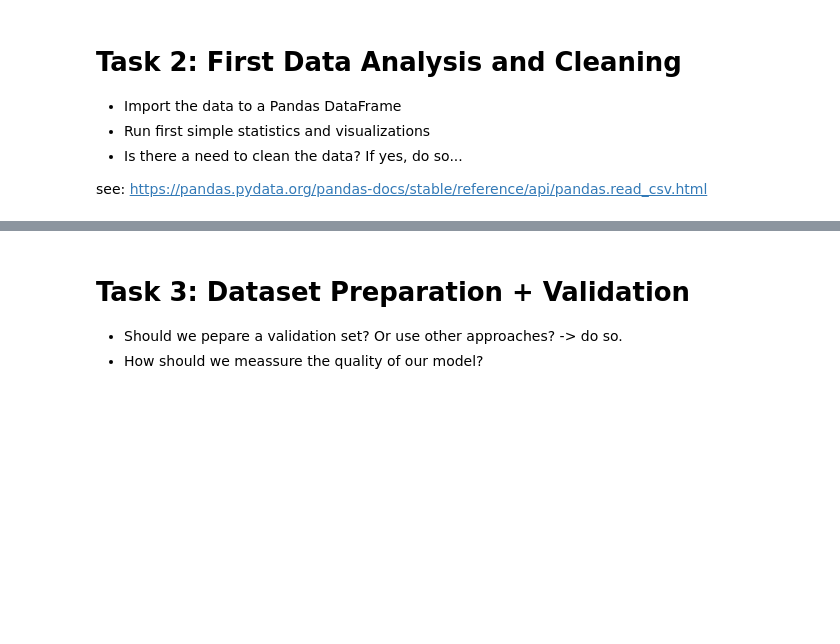
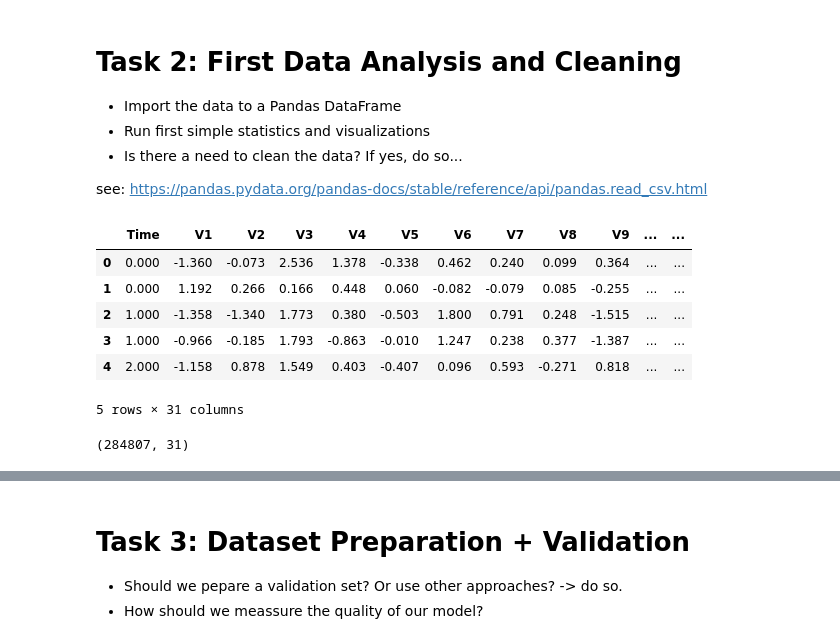
Before and after one commit to vbarn3/DataMining2020, a Jupyter notebook: week5/Assignment_1_fraud_detection.ipynb, the cells around one changed output, grey strips where cells are left out. Cells and saved outputs as stored; diff of their text form; code cells hidden in the pictures; blank space fills up the shorter version.

```diff
--- a/week5/Assignment_1_fraud_detection.ipynb
+++ b/week5/Assignment_1_fraud_detection.ipynb
@@ -35,0 +52,16 @@ import pandas as pd
+# %%
+data = pd.read_csv('creditcard.csv')
+pd.set_option('display.float', '{:.3f}'.format)
+data.head()
+# %% [output]
+|  | Time | V1 | V2 | V3 | V4 | V5 | V6 | V7 | V8 | V9 | ... | ... |
+| 0 | 0.000 | -1.360 | -0.073 | 2.536 | 1.378 | -0.338 | 0.462 | 0.240 | 0.099 | 0.364 | ... | ... |
+| 1 | 0.000 | 1.192 | 0.266 | 0.166 | 0.448 | 0.060 | -0.082 | -0.079 | 0.085 | -0.255 | ... | ... |
+| 2 | 1.000 | -1.358 | -1.340 | 1.773 | 0.380 | -0.503 | 1.800 | 0.791 | 0.248 | -1.515 | ... | ... |
+| 3 | 1.000 | -0.966 | -0.185 | 1.793 | -0.863 | -0.010 | 1.247 | 0.238 | 0.377 | -1.387 | ... | ... |
+| 4 | 2.000 | -1.158 | 0.878 | 1.549 | 0.403 | -0.407 | 0.096 | 0.593 | -0.271 | 0.818 | ... | ... |
+5 rows × 31 columns
+# %%
+data.shape
+# %% [output]
+(284807, 31)
```
Also changed, not shown: parts of 16 cells of this notebook.
